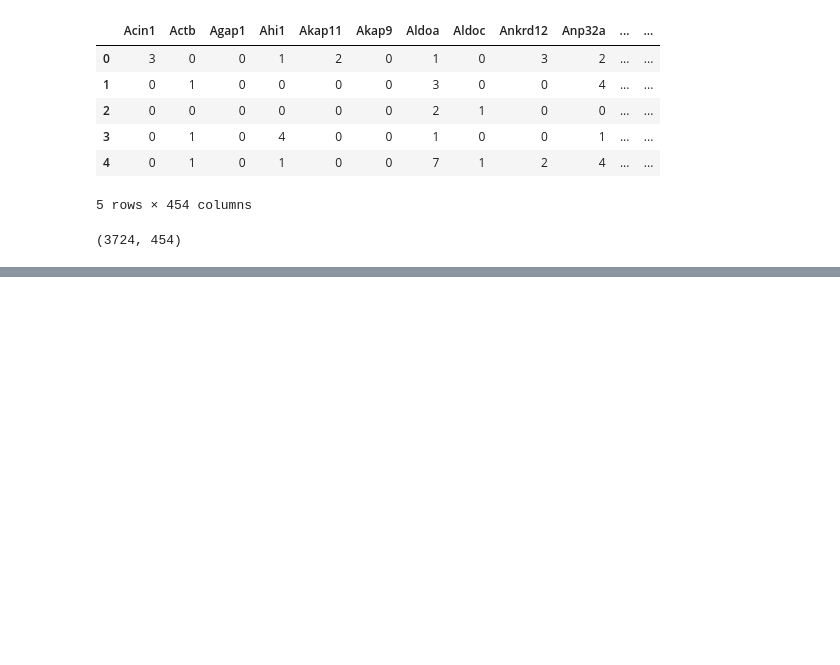
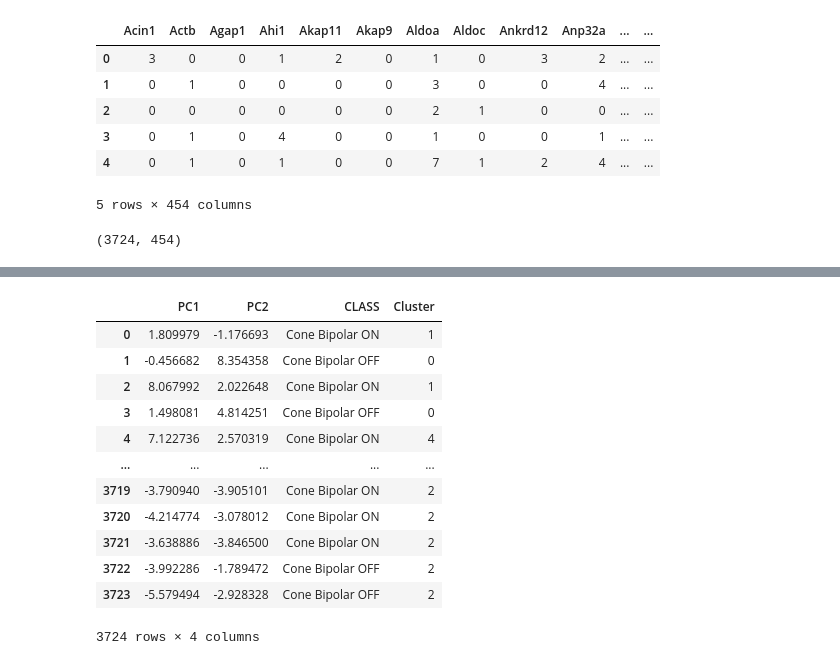
Before and after one commit to PabloGarcia00/MachineLearning, a Jupyter notebook: BMF/Day_3.ipynb, the cells around one changed output, grey strips where cells are left out. Saved outputs shown, nothing was run; the diff lists cells and outputs as text; code cells hidden in the pictures; blank space fills up the shorter version.

```diff
--- a/BMF/Day_3.ipynb
+++ b/BMF/Day_3.ipynb
@@ -76,0 +144,16 @@ biplot(score, loadings)
+# %%
+cl_score
+# %% [output]
+|  | PC1 | PC2 | CLASS | Cluster |
+| 0 | 1.809979 | -1.176693 | Cone Bipolar ON | 1 |
+| 1 | -0.456682 | 8.354358 | Cone Bipolar OFF | 0 |
+| 2 | 8.067992 | 2.022648 | Cone Bipolar ON | 1 |
+| 3 | 1.498081 | 4.814251 | Cone Bipolar OFF | 0 |
+| 4 | 7.122736 | 2.570319 | Cone Bipolar ON | 4 |
+| ... | ... | ... | ... | ... |
+| 3719 | -3.790940 | -3.905101 | Cone Bipolar ON | 2 |
+| 3720 | -4.214774 | -3.078012 | Cone Bipolar ON | 2 |
+| 3721 | -3.638886 | -3.846500 | Cone Bipolar ON | 2 |
+| 3722 | -3.992286 | -1.789472 | Cone Bipolar OFF | 2 |
+| 3723 | -5.579494 | -2.928328 | Cone Bipolar OFF | 2 |
+3724 rows × 4 columns
```
Also changed, not shown: parts of 31 cells of this notebook.
